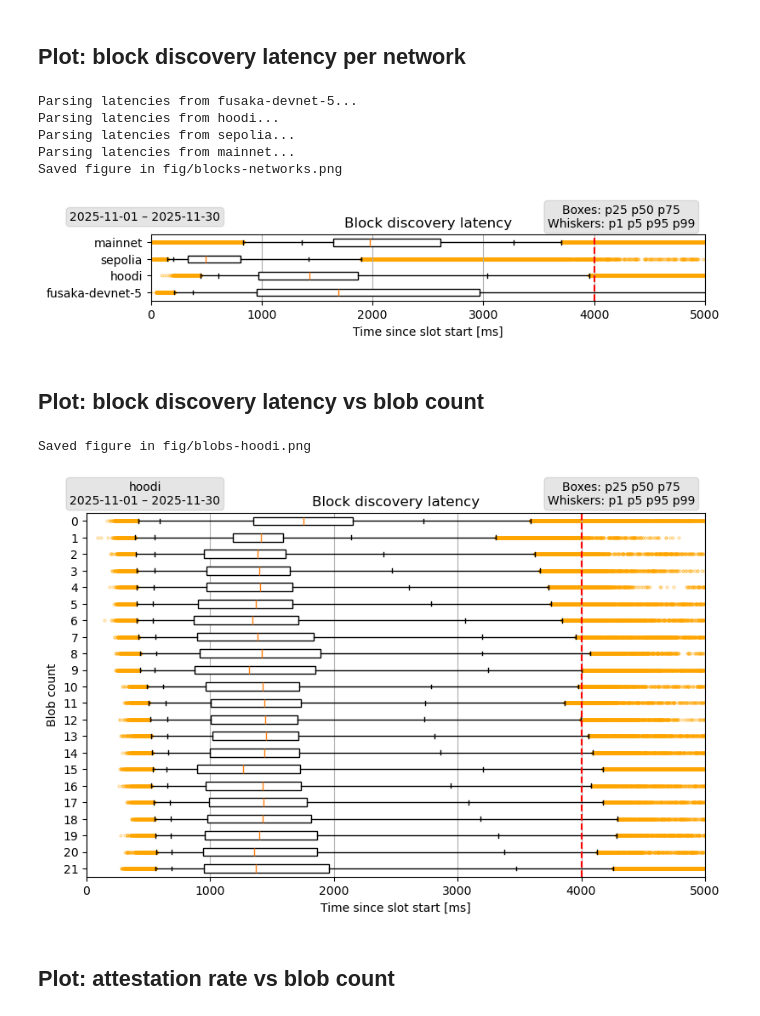
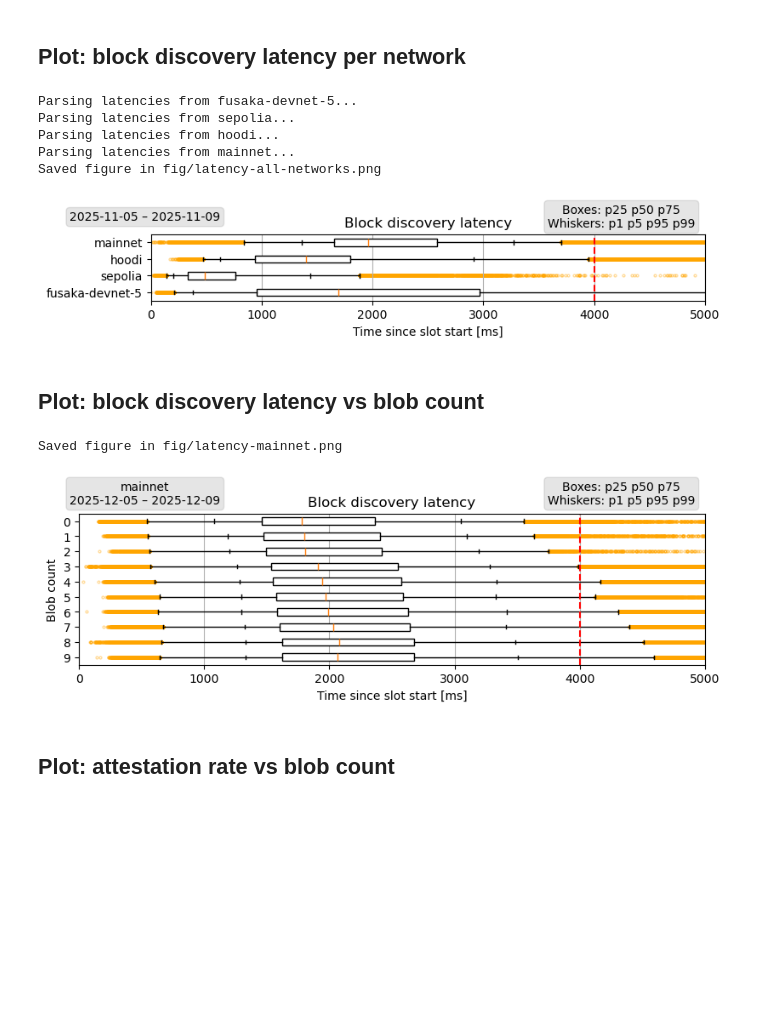
Before and after one commit to chainbound/blob-seeder-data, a Jupyter notebook: xatu_queries_plots.ipynb, the cells around one changed output. Saved outputs shown, nothing was run; the diff lists cells and outputs as text; code cells hidden in the pictures; blank space fills up the shorter version.

Commit message:
notebook: optimize queries for cbt, add support for mainnet post peerdas

```diff
--- a/xatu_queries_plots.ipynb
+++ b/xatu_queries_plots.ipynb
@@ -21,18 +21,33 @@ import time
 FILE_CREDENTIALS = '.ethpandas_xatu_credentials.env'
 
 # Timings:
-# - Mainnet: Fusaka 2025-12-03, BPO1 2025-12-09, BPO2 2026-01-02
+# - Mainnet: Fusaka 2025-12-03, BPO1 2025-12-09, BPO2 2026-01-07
 # - Hoodi:   Fusaka 2025-10-28, BPO1 2025-11-05, BPO2 2025-11-12
 # - Sepolia: Fusaka 2025-10-14, BPO1 2025-10-21, BPO2 2025-10-27
 
-# Queries on the main database
-file_suffix    = 'november'
-QUERY_START_MS = '2025-11-01 00:00:00.000'
-QUERY_END_MS   = '2025-11-30 23:59:59.000'
+# Mainnet pre-PeerDAS november data
+#file_suffix    = 'november'
+#QUERY_START_MS = '2025-11-01 00:00:00.000'
+#QUERY_END_MS   = '2025-11-30 23:59:59.000'
+
+# Mainnet PeerDAS before BPO1
+file_suffix    = 'mainnet-peerdas-bpo0'
+QUERY_START_MS = '2025-12-05 00:00:00.000'
+QUERY_END_MS   = '2025-12-09 13:59:59.000'
+
+# Mainnet PeerDAS after BPO1
+#file_suffix    = 'mainnet-peerdas-bpo1'
+#QUERY_START_MS = '2025-12-09 18:00:00.000'
+#QUERY_END_MS   = '2025-12-10 07:59:59.000'
+
+# Hoodi PeerDAS after BPO2
+#file_suffix    = 'hoodi-bpo2'
+#QUERY_START_MS = '2025-11-28 00:00:00.000'
+#QUERY_END_MS   = '2025-12-04 23:59:59.000'
 
 #file_suffix    = 'debug'
-#QUERY_START_MS = '2025-11-01 00:00:00.000'
-#QUERY_END_MS   = '2025-11-03 23:59:59.000'
+#QUERY_START_MS = '2025-12-05 00:00:00.000'
+#QUERY_END_MS   = '2025-12-10 08:59:59.000'
 
 ### devnet5: 2025-10-10 > 2025-10-17 but there was bug for most of it, only leaving 12h of data
 ### https://ethpandaops.io/posts/fusaka-devnet-5-bpo-analysis
@@ -726,21 +618,21 @@ ax.set_title('Block discovery latency')
 addParametersBox(0.97, showNetwork=False)
 addExplainerBox(0.97)
 
-saveFig('blocks-networks')
+saveFig('latency-all-networks')
 plt.show()
 data = None
 # %% [output]
 Parsing latencies from fusaka-devnet-5...
+Parsing latencies from sepolia...
 Parsing latencies from hoodi...
-Parsing latencies from sepolia...
 Parsing latencies from mainnet...
-Saved figure in fig/blocks-networks.png
+Saved figure in fig/latency-all-networks.png
-[figure, old version]
+[figure, new version]
 # %% [markdown]
 ## Plot: block discovery latency vs blob count
 # %%
 # Filter early by network for speed
-network = 'hoodi'
+network = 'mainnet'
 if DEVNET5:
     network = 'fusaka-devnet-5'
 
@@ -765,6 +657,9 @@ df_blobs = None
 data = {}
 blobs_min = df['blob_count'].min()
 blobs_max = df['blob_count'].max()
+if DEVNET5:
+    # Filter out data above 32 blobs because too sparse
+    blobs_max = 32
 for i in range(blobs_min, blobs_max + 1):
     data[i] = df[ df['blob_count'] == i ]['block_latency'].reset_index(drop=True)
     data[i] = data[i].dropna()
@@ -772,43 +667,46 @@ for i in range(blobs_min, blobs_max + 1):
 df = None
 #print(data[10])
 
-figsize = (8, 3)
+figsize = (8, 2.5)
 xlim = 5*1000
 if blobs_max > 10:
+    figsize = (8, 3.5)
+if blobs_max > 20:
     figsize = (8, 5)
 if DEVNET5:
-    figsize = (8,15)
+    #figsize = (8,15)
+    figsize = (8, 7)
     xlim = 8*1000
 
 fig, ax = plt.subplots(1, 1, constrained_layout=True, figsize=figsize)
 
 # Reverse order to have blob 0 at the top
 columns_order = list(range(blobs_min, blobs_max + 1))[::-1]
 boxplot(ax, [data[i] for i in columns_order], showDeadline=True)
 
 ax.set_xlim(0, xlim)
 
 ax.set_xlabel('Time since slot start [ms]')
 ax.set_ylabel('Blob count')
 ax.set_yticklabels(columns_order)
 ax.set_title('Block discovery latency')
 
 # Add the parameters' boxes next to the title
 ytext = {
     'mainnet': 0.995,
     'hoodi': 0.995,
     'sepolia': 0.995,
     'fusaka-devnet-5': 0.997
 }
 addParametersBox(ytext[network])
 addExplainerBox(ytext[network])
 
-saveFig(f"blobs-{network}")
+saveFig(f"latency-{network}")
 plt.show()
 data = None
 # %% [output]
-Saved figure in fig/blobs-hoodi.png
+Saved figure in fig/latency-mainnet.png
-[figure, old version]
+[figure, new version]
 # %% [markdown]
 ## Plot: attestation rate vs blob count
 # %%
```
Also changed, not shown: parts of 16 cells of this notebook.
